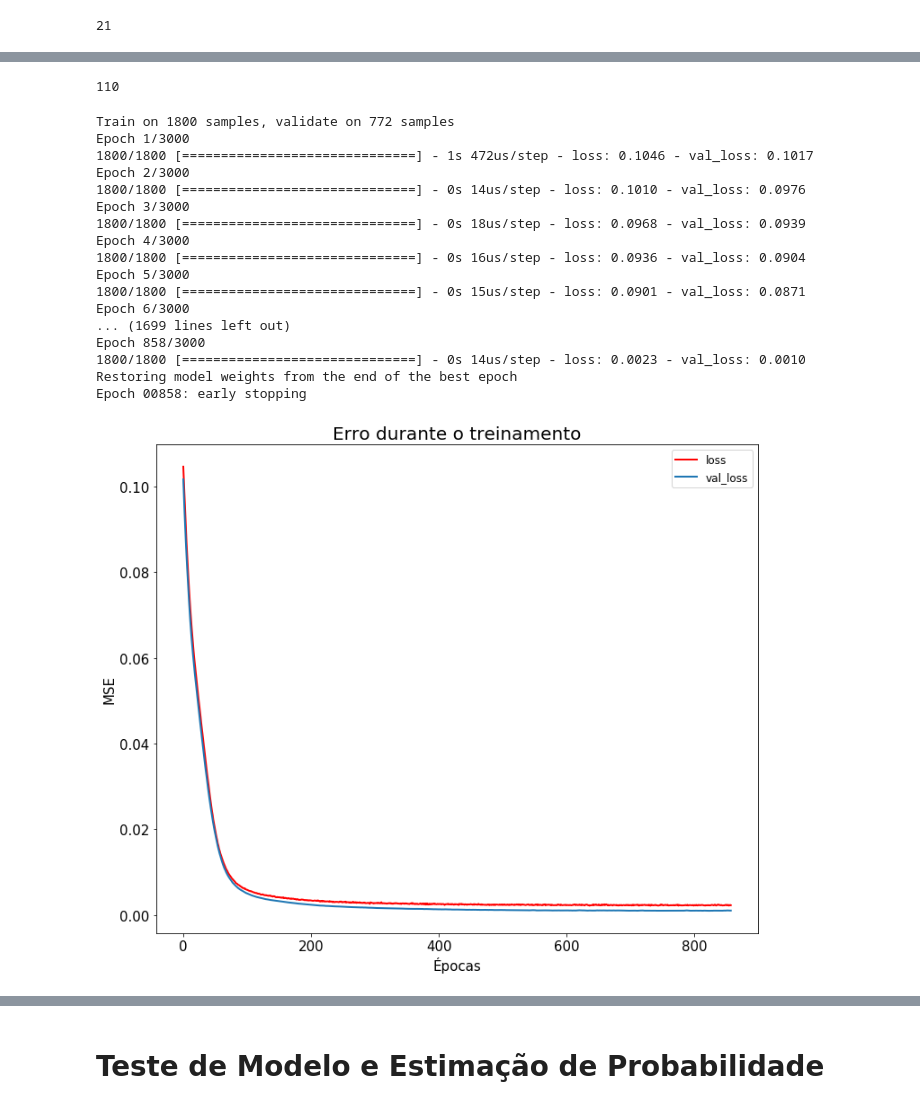
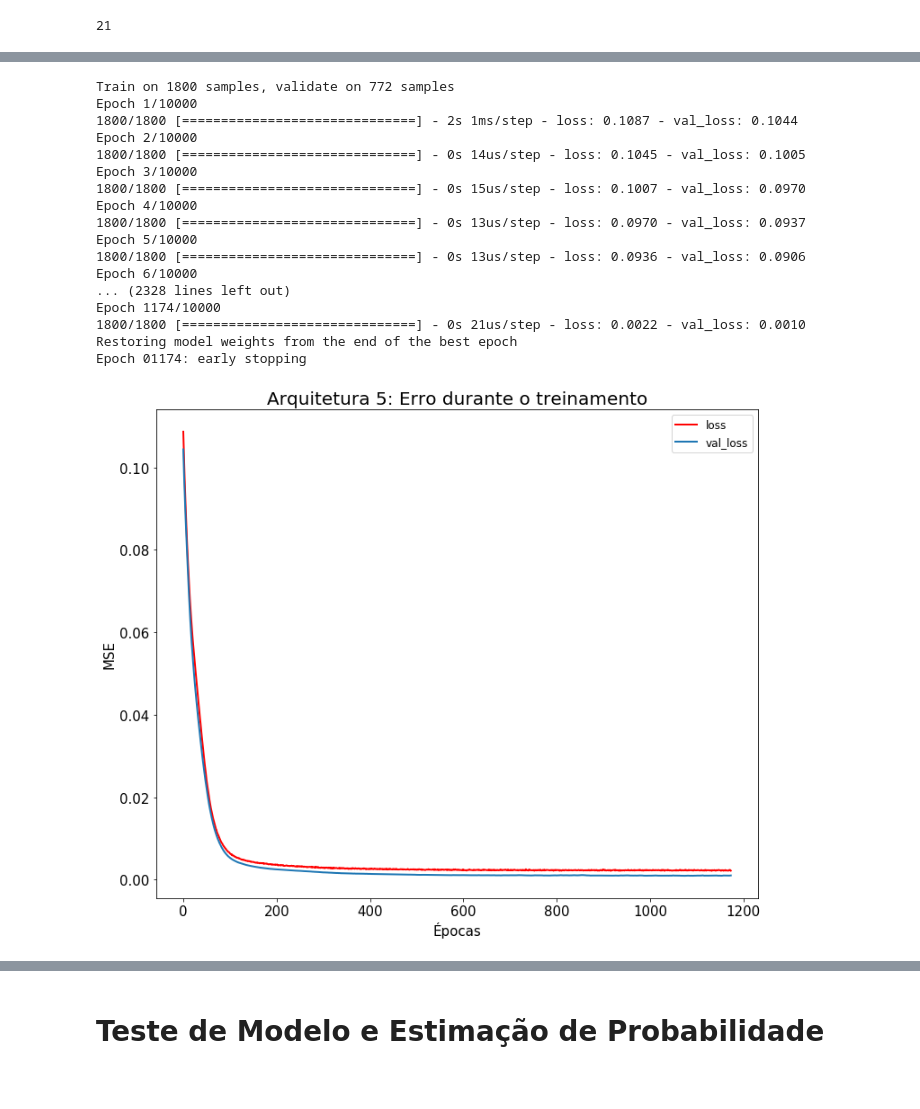
Before and after one commit to nabsonp/Autoencoder_Distribuicao_Especies, a Jupyter notebook: Treinamento.ipynb, the cells around one changed output, grey strips where cells are left out. Saved outputs shown, nothing was run; the diff lists cells and outputs as text; code cells hidden in the pictures.

Commit message:
Ordena arq. de redes e começa a trabalhar no mapa de calor. FS antes de treinamento

```diff
--- a/Treinamento.ipynb
+++ b/Treinamento.ipynb
@@ -540,57 +431,47 @@ final_autoencoder = Model(entrada,decoded)
 # %%
 # Compila o modelo com o método otimizador e a funlção de erro utilizadas
-final_autoencoder.compile(optimizer='adam', loss='mse')
+ae5.compile(optimizer='adam', loss='mse')
-# %%
-# Separa as base de treino e teste
-X_trainAtMes, X_testAtMes = train_test_split(df_atmes, test_size=0.30, random_state=42)
-# %%
-batch = len(df_atmes)//10
-batch
-attest_dim = len(X_testAtMes)//10
-attest_dim
-# %% [output]
-110
 # %%
 # Treina a rede
 # EarlyStopping para o treinamento se ver que não tá mais melhorando
 # History é para plotar gráficos de erro
 es = EarlyStopping(monitor='val_loss', mode='min', verbose=1, patience=100, restore_best_weights=True)
-history = final_autoencoder.fit(X_trainAtMes, X_trainAtMes,
-                epochs=3000,
+history_ae5 = ae5.fit(X_trainAtMes, X_trainAtMes,
+                epochs=10000,
                 batch_size=batch,
                 shuffle=True,
                 validation_split=0.3,
                 callbacks=[es])
 # %% [output]
 Train on 1800 samples, validate on 772 samples
-Epoch 1/3000
-1800/1800 [==============================] - 1s 472us/step - loss: 0.1046 - val_loss: 0.1017
-Epoch 2/3000
-1800/1800 [==============================] - 0s 14us/step - loss: 0.1010 - val_loss: 0.0976
-Epoch 3/3000
-1800/1800 [==============================] - 0s 18us/step - loss: 0.0968 - val_loss: 0.0939
-Epoch 4/3000
-1800/1800 [==============================] - 0s 16us/step - loss: 0.0936 - val_loss: 0.0904
-Epoch 5/3000
-1800/1800 [==============================] - 0s 15us/step - loss: 0.0901 - val_loss: 0.0871
-Epoch 6/3000
-... (1699 lines left out)
-Epoch 858/3000
-1800/1800 [==============================] - 0s 14us/step - loss: 0.0023 - val_loss: 0.0010
+Epoch 1/10000
+1800/1800 [==============================] - 2s 1ms/step - loss: 0.1087 - val_loss: 0.1044
+Epoch 2/10000
+1800/1800 [==============================] - 0s 14us/step - loss: 0.1045 - val_loss: 0.1005
+Epoch 3/10000
+1800/1800 [==============================] - 0s 15us/step - loss: 0.1007 - val_loss: 0.0970
+Epoch 4/10000
+1800/1800 [==============================] - 0s 13us/step - loss: 0.0970 - val_loss: 0.0937
+Epoch 5/10000
+1800/1800 [==============================] - 0s 13us/step - loss: 0.0936 - val_loss: 0.0906
+Epoch 6/10000
+... (2328 lines left out)
+Epoch 1174/10000
+1800/1800 [==============================] - 0s 21us/step - loss: 0.0022 - val_loss: 0.0010
 Restoring model weights from the end of the best epoch
-Epoch 00858: early stopping
+Epoch 01174: early stopping
 # %%
 # Plota gráfico de comparação entre erro e erro de validação
 plt.figure(figsize=(12,10))
 plt.rc('axes', titlesize=20)
 plt.rc('font', size=15)
-plt.plot(history.history['loss'],color='r',label="loss",linewidth=2)
-plt.plot(history.history['val_loss'],label="val_loss",linewidth=2)
+plt.plot(history_ae5.history['loss'],color='r',label="loss",linewidth=2)
+plt.plot(history_ae5.history['val_loss'],label="val_loss",linewidth=2)
 plt.xlabel(u"Épocas")
 plt.ylabel("MSE")
-plt.title("Erro durante o treinamento")
+plt.title("Arquitetura 5: Erro durante o treinamento")
 plt.rc('font', size=12)
 plt.legend()
 plt.show()
 # %% [output]
-[figure, old version]
+[figure, new version]
```
Also changed, not shown: parts of 137 cells of this notebook.
